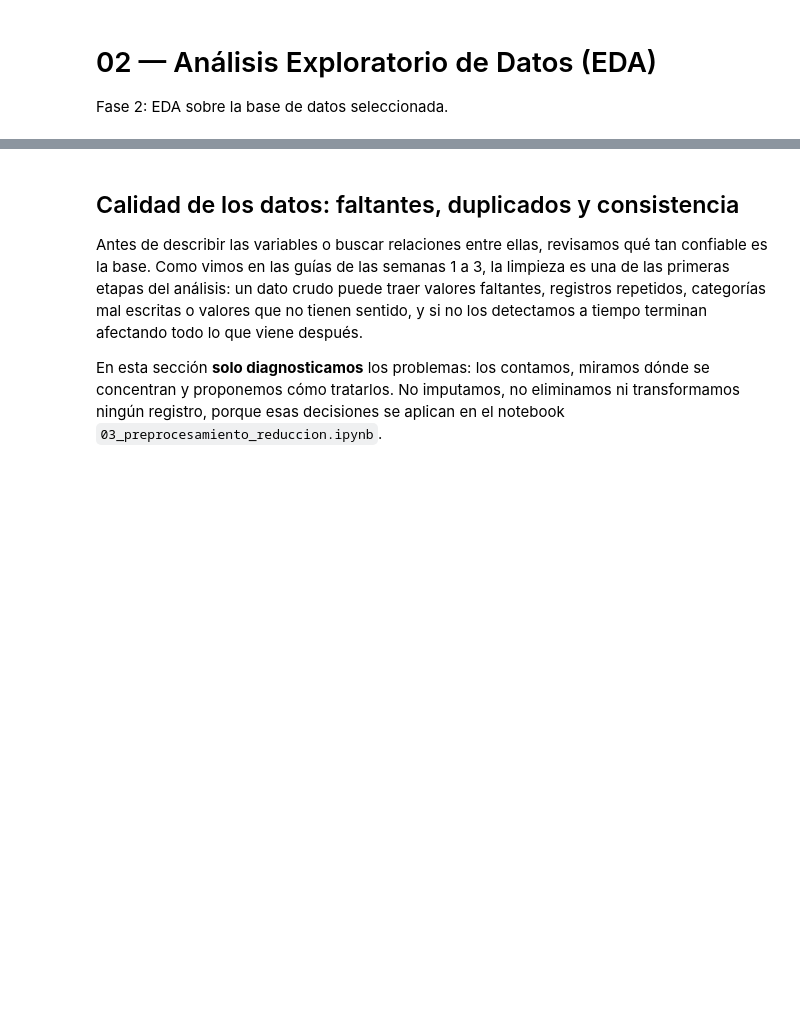
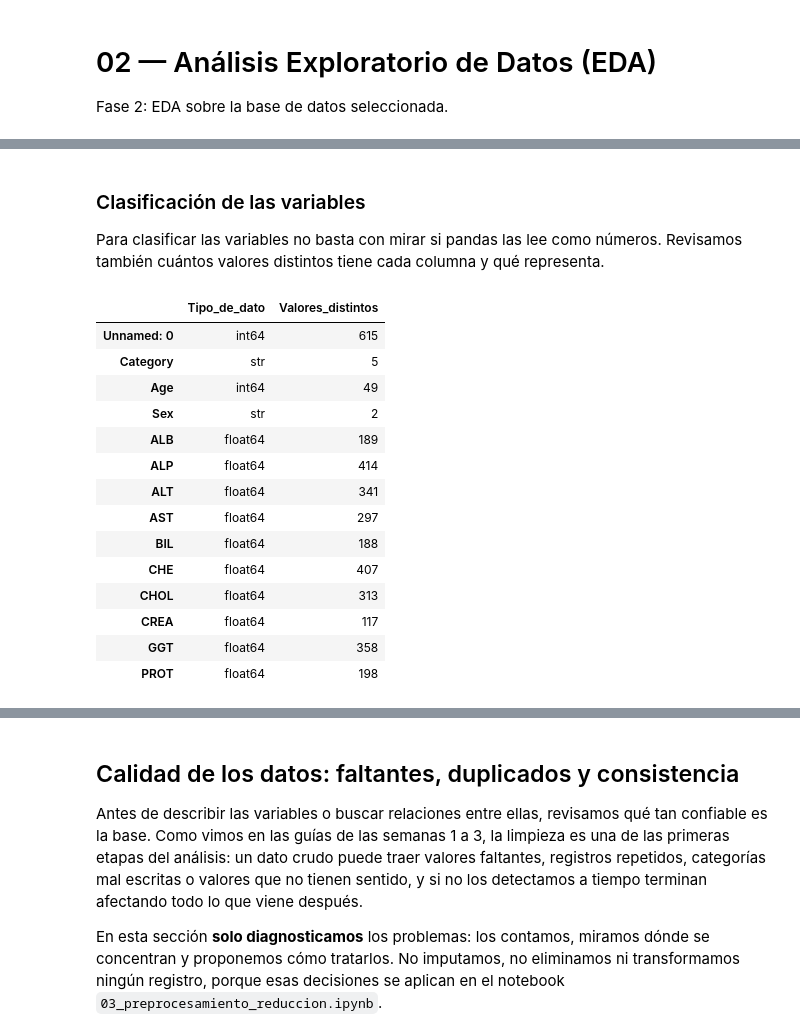
Before and after one commit to ExBlake/Analisis-de-datos-evento-2, a Jupyter notebook: notebooks/02_eda_hcv.ipynb, the cells around one changed output, grey strips where cells are left out. Drawn from its saved outputs; the diff is of its cells as text; code cells hidden in the pictures; blank space fills up the shorter version.

```diff
--- a/notebooks/02_eda_hcv.ipynb
+++ b/notebooks/02_eda_hcv.ipynb
@@ -4,0 +106,25 @@ Fase 2: EDA sobre la base de datos seleccionada.
+# %% [markdown]
+### Clasificación de las variables
+
+Para clasificar las variables no basta con mirar si pandas las lee como números. Revisamos también cuántos valores distintos tiene cada columna y qué representa.
+# %%
+display(pd.DataFrame({
+    "Tipo_de_dato": df.dtypes.astype(str),
+    "Valores_distintos": df.nunique(),
+}))
+# %% [output]
+|  | Tipo_de_dato | Valores_distintos |
+| Unnamed: 0 | int64 | 615 |
+| Category | str | 5 |
+| Age | int64 | 49 |
+| Sex | str | 2 |
+| ALB | float64 | 189 |
+| ALP | float64 | 414 |
+| ALT | float64 | 341 |
+| AST | float64 | 297 |
+| BIL | float64 | 188 |
+| CHE | float64 | 407 |
+| CHOL | float64 | 313 |
+| CREA | float64 | 117 |
+| GGT | float64 | 358 |
+| PROT | float64 | 198 |
```
Also changed, not shown: parts of 23 cells of this notebook.
